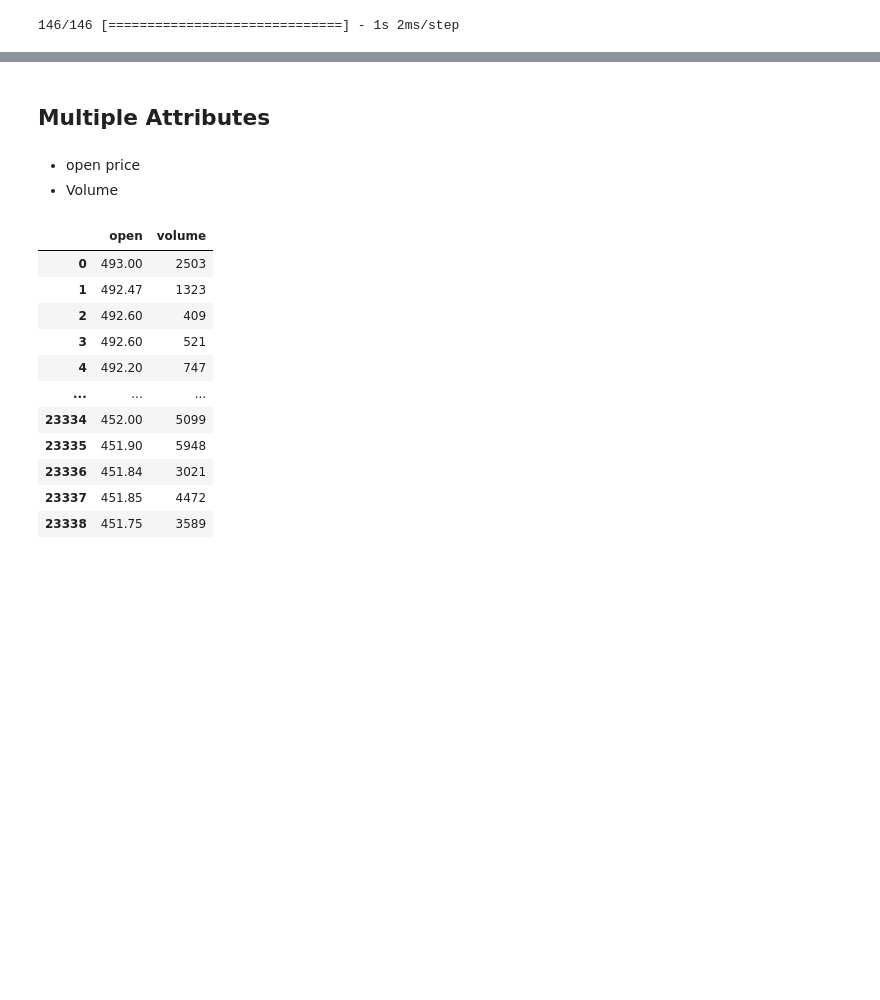
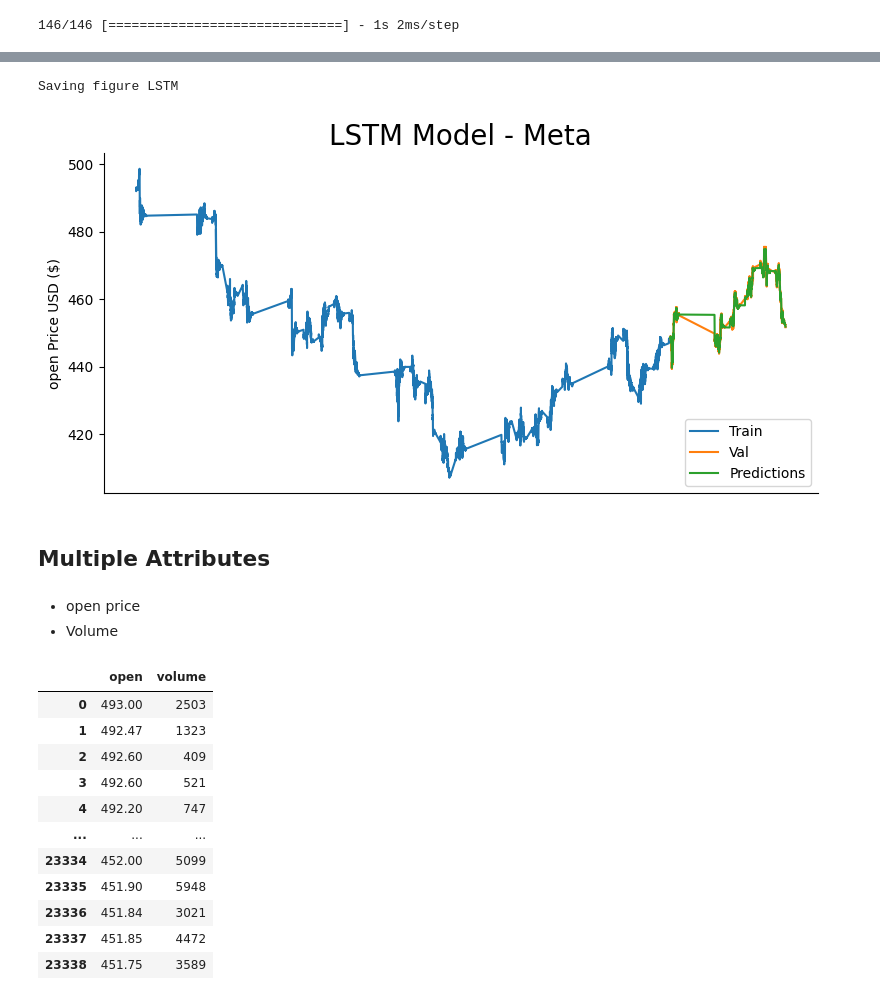
Before and after one commit to nishantnayar/Ensign, a Jupyter notebook: TimeSeries Prediction.ipynb, the cells around one changed output, grey strips where cells are left out. Saved outputs shown, nothing was run; the diff lists cells and outputs as text; code cells hidden in the pictures; blank space fills up the shorter version.

```diff
--- a/TimeSeries Prediction.ipynb
+++ b/TimeSeries Prediction.ipynb
@@ -286,3 +290,25 @@ plt.show()
+# %%
+data = df.filter(['open'])
+train = data[:training_data_len]
+validation = data[training_data_len:]
+validation['Predictions'] = predictions
+fig, ax = plt.subplots(figsize= (8,4))
+ax.spines['top'].set_visible(False)
+ax.spines['right'].set_visible(False)
+ax.spines['left'].set_visible(True)
+ax.spines['bottom'].set_visible(True)
+plt.plot(train)
+plt.plot(validation[['open', 'Predictions']])
+plt.title('LSTM Model - Meta',  fontsize=20)
+plt.xticks([])
+plt.ylabel('open Price USD ($)')
+plt.legend(['Train', 'Val', 'Predictions'], loc='lower right')
+plt.grid(False)
+save_fig('LSTM')
+plt.show()
+# %% [output]
+Saving figure LSTM
+[figure, added]
 # %%
 model.save(r'.\models\nvda_lstm_model.h5')
 # %%
```
Also changed, not shown: parts of 22 cells of this notebook, 23 other files.
